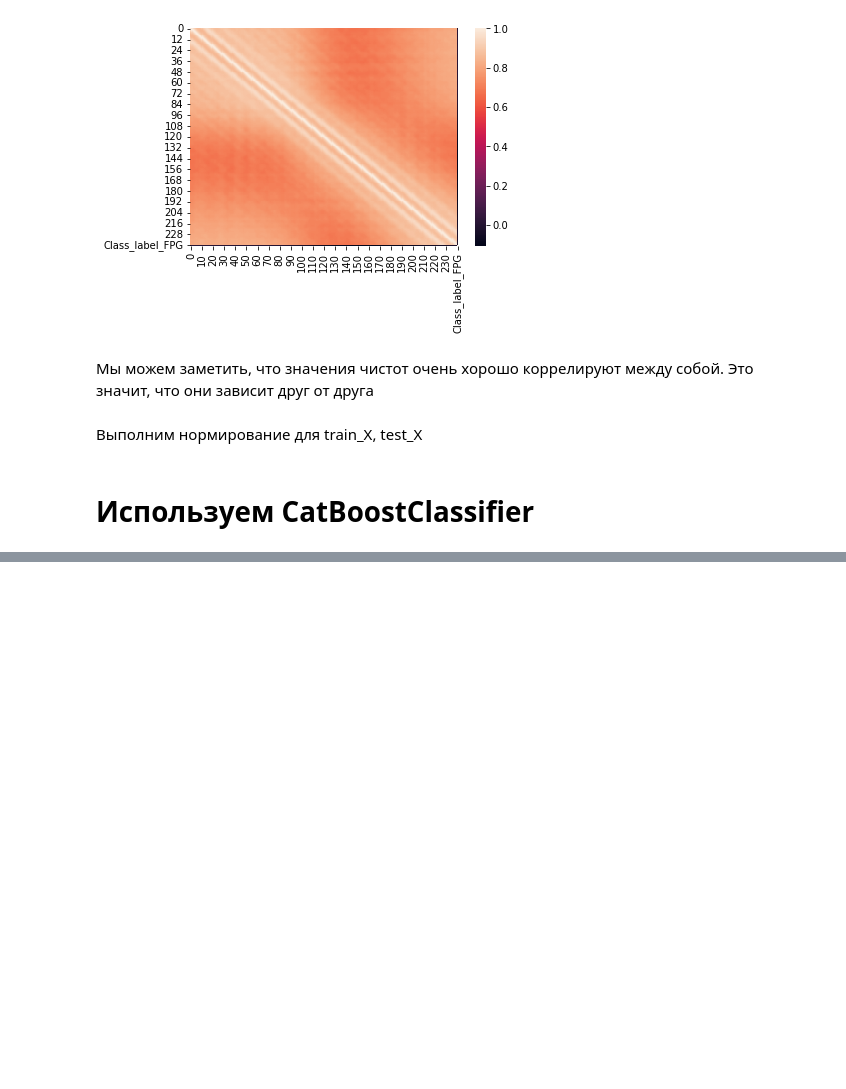
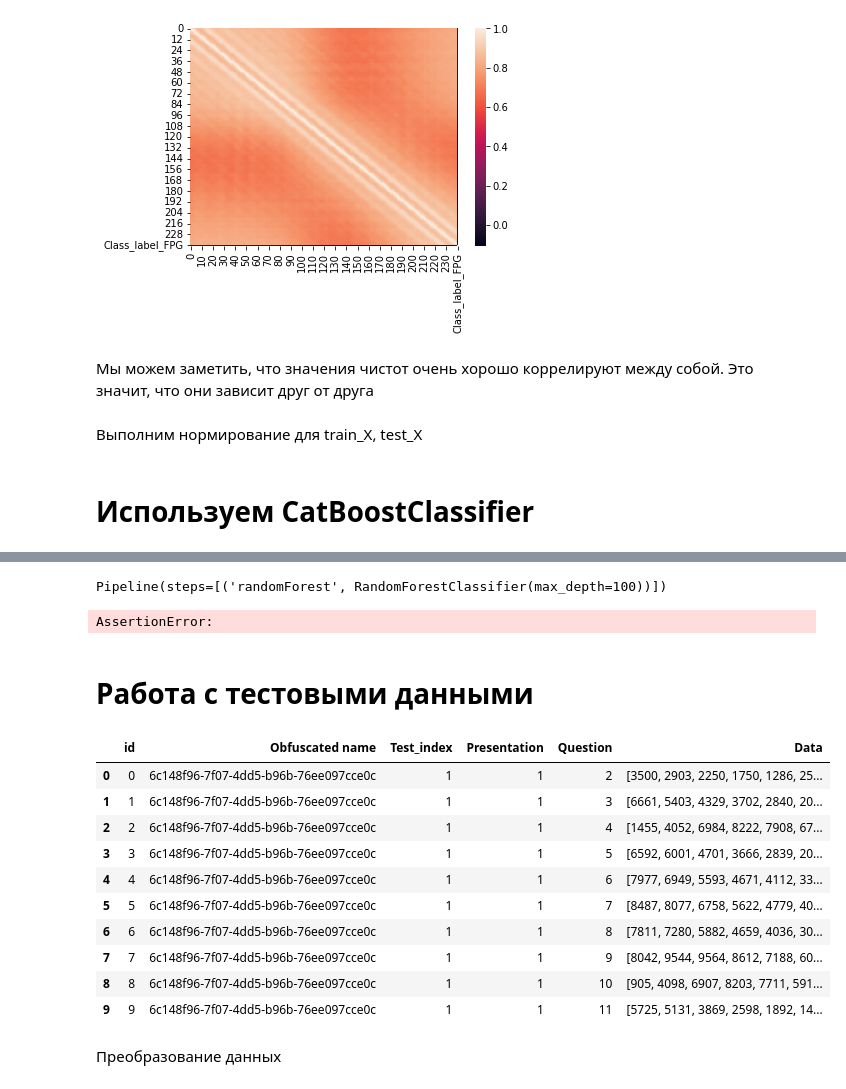
Before and after one commit to Aveocr/ADEDA, a Jupyter notebook: hackatone.ipynb, the cells around one changed output, grey strips where cells are left out. Saved outputs shown, nothing was run; the diff lists cells and outputs as text; code cells hidden in the pictures; blank space fills up the shorter version.

```diff
--- a/hackatone.ipynb
+++ b/hackatone.ipynb
@@ -613,0 +495,33 @@ print(metrics_test(cat.predict(test_X), test_y))
+# %%
+fdr = Pipeline(steps=[
+    ("feature", SelectFdr()),
+    ("randomForest", RandomForestClassifier(max_depth=100))
+])
+
+fdr.fit(train_X, train_y)
+# %% [output]
+Pipeline(steps=[('randomForest', RandomForestClassifier(max_depth=100))])
+# %%
+metrics_tests(fdr.predict(test_X), test_y)
+# %% [output]
+AssertionError:
+# %% [markdown]
+# Работа с тестовыми данными
+# %%
+tests = pd.read_csv("/kaggle/input/testssfsfd/test.csv")
+# %%
+tests.head(10)
+# %% [output]
+|  | id | Obfuscated name | Test_index | Presentation | Question | Data |
+| 0 | 0 | 6c148f96-7f07-4dd5-b96b-76ee097cce0c | 1 | 1 | 2 | [3500, 2903, 2250, 1750, 1286, 25... |
+| 1 | 1 | 6c148f96-7f07-4dd5-b96b-76ee097cce0c | 1 | 1 | 3 | [6661, 5403, 4329, 3702, 2840, 20... |
+| 2 | 2 | 6c148f96-7f07-4dd5-b96b-76ee097cce0c | 1 | 1 | 4 | [1455, 4052, 6984, 8222, 7908, 67... |
+| 3 | 3 | 6c148f96-7f07-4dd5-b96b-76ee097cce0c | 1 | 1 | 5 | [6592, 6001, 4701, 3666, 2839, 20... |
+| 4 | 4 | 6c148f96-7f07-4dd5-b96b-76ee097cce0c | 1 | 1 | 6 | [7977, 6949, 5593, 4671, 4112, 33... |
+| 5 | 5 | 6c148f96-7f07-4dd5-b96b-76ee097cce0c | 1 | 1 | 7 | [8487, 8077, 6758, 5622, 4779, 40... |
+| 6 | 6 | 6c148f96-7f07-4dd5-b96b-76ee097cce0c | 1 | 1 | 8 | [7811, 7280, 5882, 4659, 4036, 30... |
+| 7 | 7 | 6c148f96-7f07-4dd5-b96b-76ee097cce0c | 1 | 1 | 9 | [8042, 9544, 9564, 8612, 7188, 60... |
+| 8 | 8 | 6c148f96-7f07-4dd5-b96b-76ee097cce0c | 1 | 1 | 10 | [905, 4098, 6907, 8203, 7711, 591... |
+| 9 | 9 | 6c148f96-7f07-4dd5-b96b-76ee097cce0c | 1 | 1 | 11 | [5725, 5131, 3869, 2598, 1892, 14... |
+# %% [markdown]
+Преобразование данных
```
Also changed, not shown: parts of 34 cells of this notebook.
